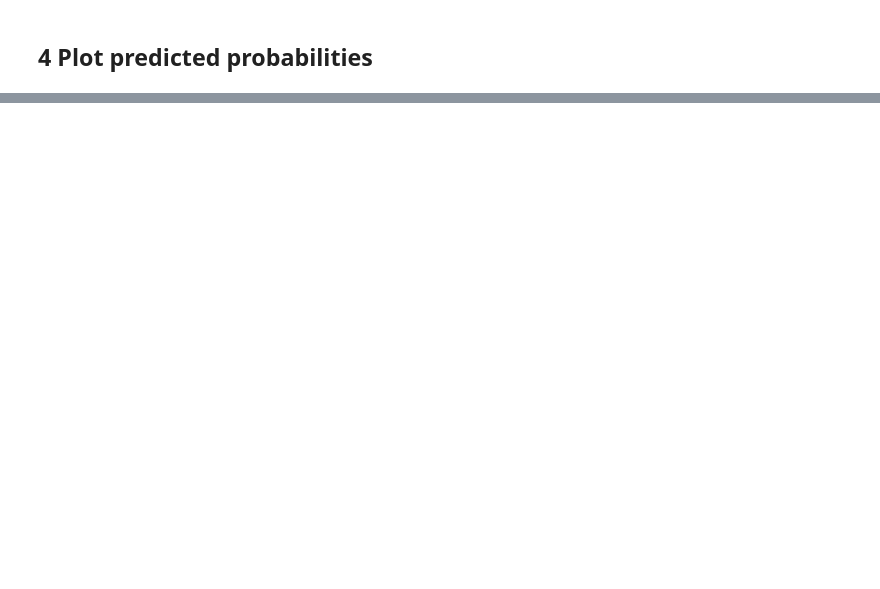
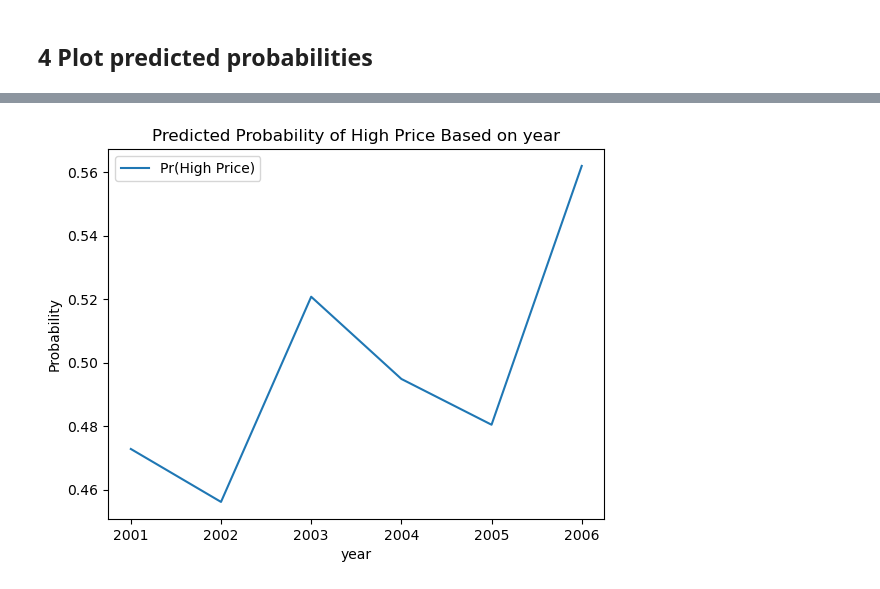
Before and after one commit to eglinskis/CP201B-Spr23, a Jupyter notebook: 05_Lab5/Lab5_LogisticRegression.ipynb, the cells around one changed output, grey strips where cells are left out. Drawn from its saved outputs; the diff is of its cells as text; code cells hidden in the pictures; blank space fills up the shorter version.

```diff
--- a/05_Lab5/Lab5_LogisticRegression.ipynb
+++ b/05_Lab5/Lab5_LogisticRegression.ipynb
@@ -115,0 +262,16 @@ plt.legend(legend);
+# %%
+# plot probabilities by key independent variable
+df_predict2 = df_predict.groupby(by = 'year').agg(np.mean)[['pred_high_price']]
+df_predict2.plot();
+
+# plot with labels
+plt.title('Predicted Probability of High Price Based on year')
+plt.xlabel('year'),
+plt.ylabel('Probability'),
+# positions = (1, 2, 3, 4, 5)
+# labels = ('1', '2', '3', '4', '5')
+# plt.xticks(positions, labels)
+legend = ['Pr(High Price)']
+plt.legend(legend);
+# %% [output]
+[figure, added]
```
Also changed, not shown: parts of 13 cells of this notebook, 1 other file.
